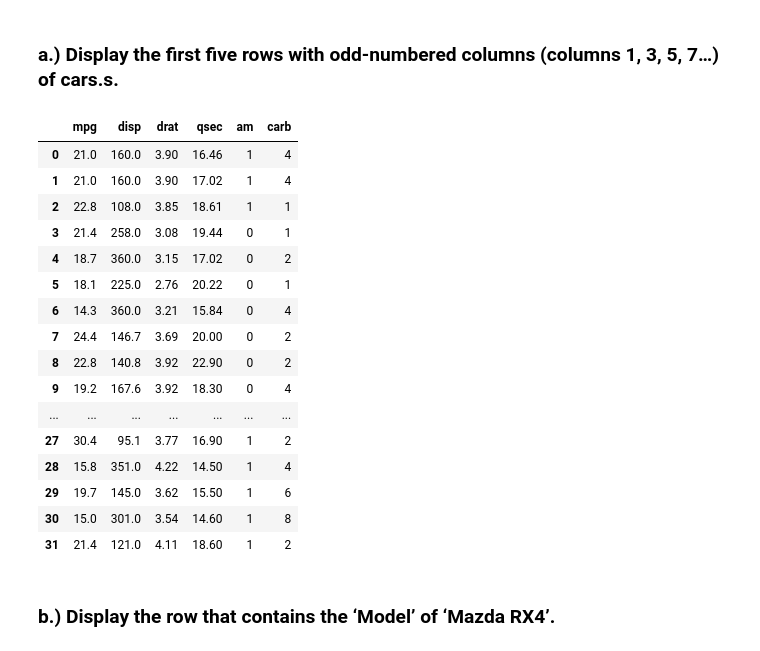
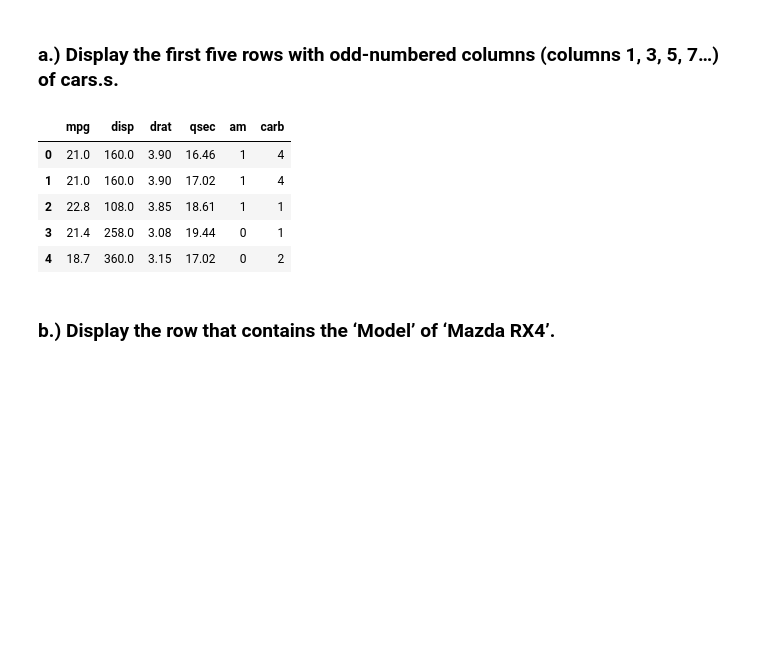
Before and after one commit to krlsbrre/PA3, a Jupyter notebook: PA3.ipynb, the cells around one changed output. Drawn from its saved outputs; the diff is of its cells as text; code cells hidden in the pictures; blank space fills up the shorter version.

```diff
--- a/PA3.ipynb
+++ b/PA3.ipynb
@@ -78,25 +78,14 @@ indexing operations.
 # %% [markdown]
 ### a.) Display the first five rows with odd-numbered columns (columns 1, 3, 5, 7…) of cars.s.
 # %%
-cars_file.iloc[:,1::2]
+cars_file.iloc[0:5,1::2]
 # %% [output]
 |  | mpg | disp | drat | qsec | am | carb |
 | 0 | 21.0 | 160.0 | 3.90 | 16.46 | 1 | 4 |
 | 1 | 21.0 | 160.0 | 3.90 | 17.02 | 1 | 4 |
 | 2 | 22.8 | 108.0 | 3.85 | 18.61 | 1 | 1 |
 | 3 | 21.4 | 258.0 | 3.08 | 19.44 | 0 | 1 |
 | 4 | 18.7 | 360.0 | 3.15 | 17.02 | 0 | 2 |
-| 5 | 18.1 | 225.0 | 2.76 | 20.22 | 0 | 1 |
-| 6 | 14.3 | 360.0 | 3.21 | 15.84 | 0 | 4 |
-| 7 | 24.4 | 146.7 | 3.69 | 20.00 | 0 | 2 |
-| 8 | 22.8 | 140.8 | 3.92 | 22.90 | 0 | 2 |
-| 9 | 19.2 | 167.6 | 3.92 | 18.30 | 0 | 4 |
-| ... | ... | ... | ... | ... | ... | ... |
-| 27 | 30.4 | 95.1 | 3.77 | 16.90 | 1 | 2 |
-| 28 | 15.8 | 351.0 | 4.22 | 14.50 | 1 | 4 |
-| 29 | 19.7 | 145.0 | 3.62 | 15.50 | 1 | 6 |
-| 30 | 15.0 | 301.0 | 3.54 | 14.60 | 1 | 8 |
-| 31 | 21.4 | 121.0 | 4.11 | 18.60 | 1 | 2 |
 # %% [markdown]
 ### b.) Display the row that contains the ‘Model’ of ‘Mazda RX4’.
 # %%
```
